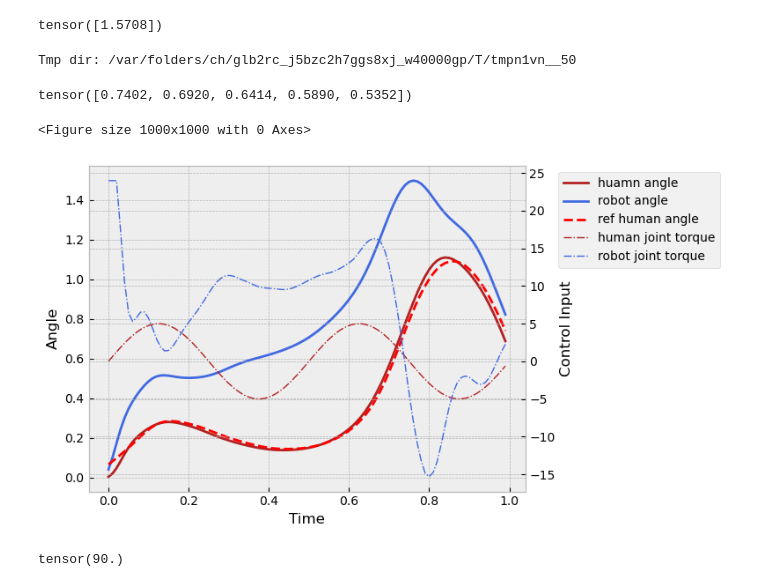
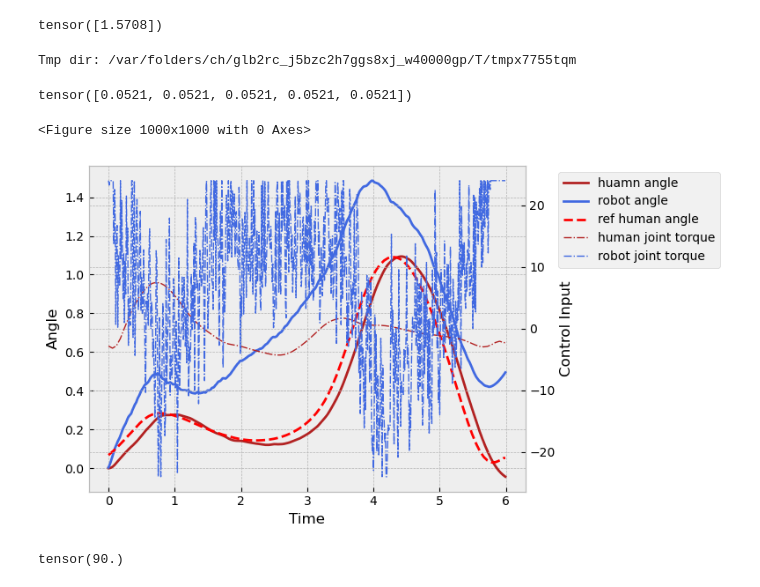
Before and after one commit to liCCcccs/hri-mpc, a Jupyter notebook: examples/HRI Control.ipynb, the cells around one changed output. Saved outputs shown, nothing was run; the diff lists cells and outputs as text; code cells hidden in the pictures.

```diff
--- a/examples/HRI Control.ipynb
+++ b/examples/HRI Control.ipynb
@@ -122,8 +122,8 @@ params_wrong = {
         "D_BMy": 10,
     }
 
-n_batch, T, mpc_T = 1, 120, 5
-sample_period = 0.01
+n_batch, T, mpc_T = 1, 600, 5
+sample_period = 0.002
 
 # Add band-limited white noise
 band_upper = 300
@@ -157,7 +157,7 @@ x = xinit
 u_init = None
 
 
-controller = 'mpc'
+controller = 'pid'
 
 if controller == 'mpc':
     # Set a template here
@@ -188,6 +188,7 @@ u_traj = torch.zeros(T, dx.n_ctrl)
 
 def get_desired_angle(t, joint="Knee", modality="Angle"):
     filename = None
+    output = None
     if joint == "Sine":
         return - np.pi/4 * np.cos(2*np.pi*t)- np.pi/4
     elif joint == "Knee" and modality == "Angle":
@@ -215,7 +216,7 @@ for t in tqdm(range(T)):
     des_angle = get_desired_angle(t_collection * dx.dt, joint=des_traj_joint, modality="Angle")
     des_vel = (get_desired_angle(t_collection * dx.dt, joint=des_traj_joint, modality="Angle") - get_desired_angle(t_collection_pre * dx.dt, joint=des_traj_joint, modality="Angle")) / dx.dt
     #human_u = 0 * torch.sin(4 * 2 * torch.pi * t_collection / 100)
-    human_u = get_desired_angle(t_collection * dx.dt, joint=des_traj_joint, modality="Torque")
+    human_u = -0.1*get_desired_angle(t_collection * dx.dt, joint=des_traj_joint, modality="Torque")
     dx.update_input(human_u)
 
     # Generate sensor readings
@@ -298,14 +299,14 @@ for t in tqdm(range(T)):
     #fig.savefig(os.path.join(t_dir, '{:03d}.png'.format(t)))
     #plt.close(fig)
 # %% [output]
-Tmp dir: /var/folders/ch/glb2rc_j5bzc2h7ggs8xj_w40000gp/T/tmpn1vn__50
+Tmp dir: /var/folders/ch/glb2rc_j5bzc2h7ggs8xj_w40000gp/T/tmpx7755tqm
 # %%
 axs = plt.figure(figsize=(10,10))
 # print x_traj values
 #print(x_traj[:, 2])
 print(des_angle)
 ref = get_desired_angle(np.arange(T) * dx.dt, joint=des_traj_joint, modality="Angle")
-human_u = 5 * np.sin(2 * 2 * np.pi * np.arange(T) / 100)
+human_u = -0.1*get_desired_angle(np.arange(T) * dx.dt, joint=des_traj_joint, modality="Torque")
 
 # create an array for the time steps
 t = np.arange(T) / 100  # defined in hri.py, dt = 0.05
@@ -313,35 +314,35 @@ for i in range(n_batch):
     fig, ax1 = plt.subplots()  # Creates a new figure and a subplot
 
     # Plotting on the primary y-axis
     ax1.plot(t, x_traj[:, 2], color='firebrick')  # h th
     ax1.plot(t, x_traj[:, 10], color='royalblue')  # r th
     ax1.plot(t, ref, 'r--')  # ref
     ax1.set_xlabel('Time')
     ax1.set_ylabel('Angle', color='black')
     ax1.tick_params(axis='y', labelcolor='black')
 
     # Creating a second y-axis for human_u and u_traj
     ax2 = ax1.twinx()
     ax2.plot(t, human_u, color='firebrick', linestyle='-.', linewidth=1)  # human u
     ax2.plot(t, u_traj[:, 0].detach().numpy(), color='royalblue', linestyle='-.', linewidth=1)  # u1
     ax2.set_ylabel('Control Input', color='black')
     ax2.tick_params(axis='y', labelcolor='black')
 
     # Adding a legend by creating custom lines and labels
     from matplotlib.lines import Line2D
     custom_lines = [Line2D([0], [0], color='firebrick', linestyle='-'),
                     Line2D([0], [0], color='royalblue', linestyle='-'),
                     Line2D([0], [0], color='r', linestyle='--'),
                     Line2D([0], [0], color='firebrick', linestyle='-.', linewidth=1),
                     Line2D([0], [0], color='royalblue', linestyle='-.', linewidth=1)]
 
     ax1.legend(custom_lines, ['huamn angle', 'robot angle', 'ref human angle', 'human joint torque', 'robot joint torque'], bbox_to_anchor=(1.46, 1), loc='upper right')
 #plt.savefig('../results/MPC_CorrectModel_Sine.png', dpi=300, bbox_inches='tight')
 plt.show()
 # %% [output]
-tensor([0.7402, 0.6920, 0.6414, 0.5890, 0.5352])
+tensor([0.0521, 0.0521, 0.0521, 0.0521, 0.0521])
 <Figure size 1000x1000 with 0 Axes>
-[figure, old version]
+[figure, new version]
 # %%
 vid_fname = 'pendulum-{}.mp4'.format(mode)
 
```
Also changed, not shown: parts of 1 cell of this notebook, 7 other files.
